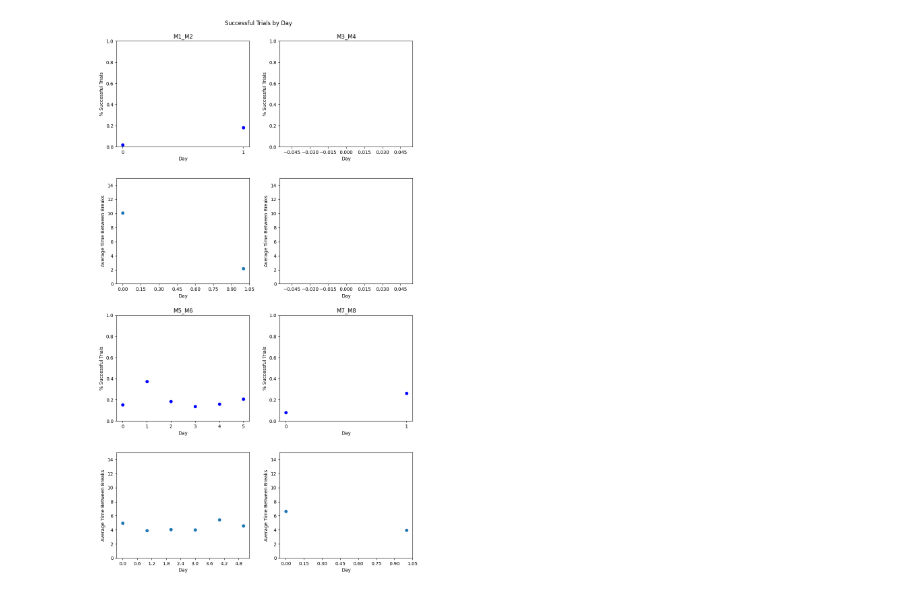
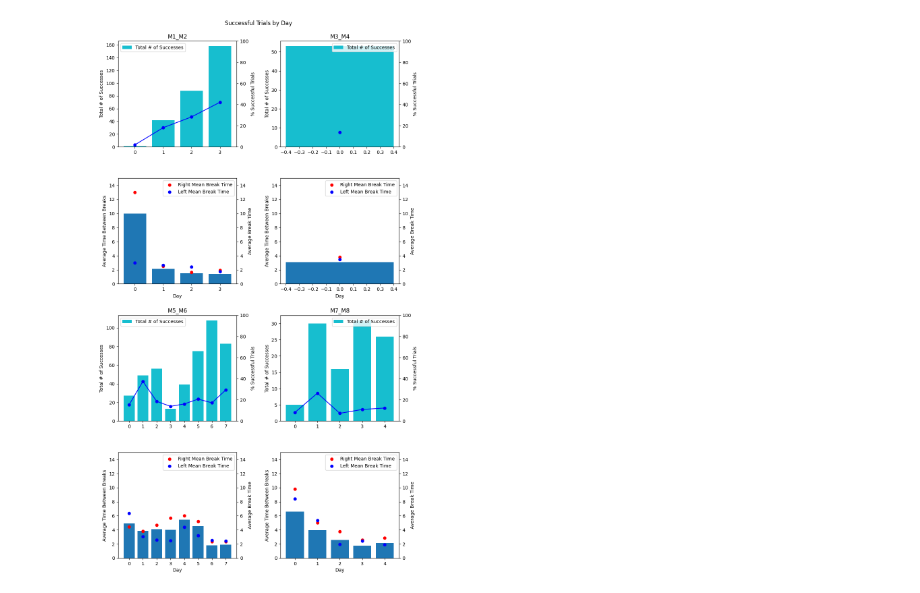
Before and after one commit to Tsuchijo/Interaction_Task_Data_Processing, a Jupyter notebook: Process_Trial_csv.ipynb, the cells around one changed output. Cells and saved outputs as stored; diff of their text form; code cells hidden in the pictures.

```diff
--- a/Process_Trial_csv.ipynb
+++ b/Process_Trial_csv.ipynb
@@ -10,7 +10,8 @@ import math
 # %%
 # load data using pandas from csv files in Data_with mouse Id
 # Data_wite mouse Id is a folder in the same directory as this file
-path = 'Data_with mouse ID/data'
+path = '/mnt/teams/TM_Lab/Arjun Bhaskaran/Social interaction project/csv files/'
+processed_data_path = 'successful_trials_by_day/'
 files = os.listdir(path)
 files = [path + '/' + file for file in files]
 
@@ -64,7 +69,7 @@ def process_time_string(time_string):
     month = int(time_string[4:6])
     year = int(time_string[0:4])
     # divide millis until there is nothing to the right of the decimal point
-    while millis > 1:
+    while millis >= 1:
         millis /= 10
     return datetime.datetime(year, month, day, hours, mins, secs, int(millis * 1000))
 # %%
@@ -93,6 +98,10 @@ for file in file_names:
     # subtract the 2nd collumn from the 4th abd 7th collumns
     mouse_L_break_time = df.apply(lambda x : subtract_time_series(x, 'cue_time in s', L), axis=1)
     mouse_R_break_time = df.apply(lambda x : subtract_time_series(x, 'cue_time in s', R), axis=1)
+
+    if min(mouse_L_break_time) < 0 or min(mouse_R_break_time) < 0:
+        print(file)
+
     # run through both to see when both broke the beam, then record as a success for the day
     sucessful_trials = []
     # absolute difference between mouse L and mouse R break times
@@ -123,7 +132,7 @@ for file in file_names:
     # convert successful trials by day to a dataframe
     successful_trials_df = pd.DataFrame(successful_trials_by_day[file])
     # save the dataframe to a csv file
-    successful_trials_df.to_csv('successful_trials_by_day/' + file + '.csv')
+    successful_trials_df.to_csv(processed_data_path + file + '.csv')
     mouse_break_times[mouse_name_L] = np.concatenate((mouse_break_times[mouse_name_L], ( mouse_L_break_time.array)))
     mouse_break_times[mouse_name_R] = np.concatenate((mouse_break_times[mouse_name_R], ( mouse_R_break_time.array)))
 # add all the mouse pairs to a dict
@@ -141,44 +150,65 @@ fig.suptitle('Successful Trials by Day')
 # enlarge figure
 fig.set_size_inches(10, 17)
 # iterate through mouse pairs
 for i, pair in enumerate(mouse_pairs):
     trials_success_rate = []
     average_time_between_breaks = []
     L_mean_break_times = []
     R_mean_break_times = []
+    successes_per_day = []
     for file in mouse_pairs[pair]:
         # only take files with more than 10 entries
         if len(successful_trials_by_day[file]['successful_trials']) > 50 and (sum(successful_trials_by_day[file]['successful_trials'])) > 0:
             trials_success_rate.append(sum(successful_trials_by_day[file]['successful_trials']) / len(successful_trials_by_day[file]['successful_trials']))
             time_between_breaks = [x for x in successful_trials_by_day[file]['time_between_breaks'] if x is not None]
-            R_mean_break_times.append(np.mean(successful_trials_by_day[file]['R']))
-            L_mean_break_times.append(np.mean(successful_trials_by_day[file]['L']))
+            # mask L and R break times to only include successful trials
+            L_break_times = np.ma.masked_array(successful_trials_by_day[file]['L'], np.logical_not(successful_trials_by_day[file]['successful_trials']))
+            R_break_times = np.ma.masked_array(successful_trials_by_day[file]['R'], np.logical_not(successful_trials_by_day[file]['successful_trials']))
+            R_mean_break_times.append(np.mean(R_break_times))
+            L_mean_break_times.append(np.mean(L_break_times))
+            successes_per_day.append(sum(successful_trials_by_day[file]['successful_trials']))
             if len(time_between_breaks) > 0:
                 average_time_between_breaks.append(np.mean(time_between_breaks))
             else:
                 average_time_between_breaks.append(None)
+    # generate a twin plot and plot total # of successes
+    twin_axs = axs[(i//2) * 2, i%2].twinx()
     # plot the Success rate for each day
-    axs[(i//2) * 2, i%2].scatter(range(len(trials_success_rate)), trials_success_rate, color='blue')
-    axs[(i//2) * 2, i%2].set_title(pair)
-    axs[(i//2) * 2, i%2].set_xlabel('Day')
-    axs[(i//2) * 2, i%2].set_ylabel('% Successful Trials')
+    twin_axs.plot(range(len(trials_success_rate)), np.array(trials_success_rate) * 100, color='blue', label='Success Rate', marker='o')
+    twin_axs.set_title(pair)
+    twin_axs.set_xlabel('Day')
+    twin_axs.set_ylabel('% Successful Trials')
     # set y range to include 0 and 1
-    axs[(i//2) * 2, i%2].set_ylim([0, 1])
+    twin_axs.set_ylim([0, 100])
     # make x ticks integers
-    axs[(i//2) * 2, i%2].xaxis.set_major_locator(plt.MaxNLocator(integer=True))
+    twin_axs.xaxis.set_major_locator(plt.MaxNLocator(integer=True))
+
+    axs[(i//2) * 2, i%2].bar(range(len(trials_success_rate)), successes_per_day, color='tab:cyan', label='Total # of Successes')
+    # move to back layer
+    axs[(i//2) * 2, i%2].set_zorder(0)
+    axs[(i//2) * 2, i%2].set_ylabel('Total # of Successes')
+    axs[(i//2) * 2, i%2].legend()
     # plot the average time between breaks for each day
-    axs[(i//2) * 2 + 1, i%2].scatter(range(len(trials_success_rate)), average_time_between_breaks)
+    axs[(i//2) * 2 + 1, i%2].bar(range(len(trials_success_rate)), average_time_between_breaks)
     axs[(i//2) * 2 + 1, i%2].set_xlabel('Day')
     axs[(i//2) * 2 + 1, i%2].set_ylabel('Average Time Between Breaks')    # make x ticks integers
-    axs[(i//2) * 2 + 1, i%2].xaxis.set_major_locator(plt.MaxNLocator(10))
+    axs[(i//2) * 2 + 1, i%2].xaxis.set_major_locator(plt.MaxNLocator(integer=True))
+    R_L_mean_ax = axs[(i//2) * 2 + 1, i%2].twinx()
+    R_L_mean_ax.scatter(range(len(trials_success_rate)), R_mean_break_times, color='red', label='Right Mean Break Time')
+    R_L_mean_ax.scatter(range(len(trials_success_rate)), L_mean_break_times, color='blue', label='Left Mean Break Time')
+    R_L_mean_ax.set_ylabel('Average Break Time')
+    R_L_mean_ax.legend()
     # set y lim between 0 and 15
     axs[(i//2) * 2 + 1, i%2].set_ylim([0, 15])
+    R_L_mean_ax.set_ylim([0, 15])
 
 # space the plots so titles dont overlap
 fig.tight_layout(pad=2.0)
 plt.show()
+# export as svg
+fig.savefig('media/figures/' + 'successful_trials_by_day.svg', format='svg', dpi=1200)
 # %% [output]
-[figure, old version]
+[figure, new version]
 # %%
 # for each mose in mouse_break_times, plot a scatter plot of the break times
 clean_mouse_break_times = dict()
```
Also changed, not shown: parts of 6 cells of this notebook, 2 other files.
